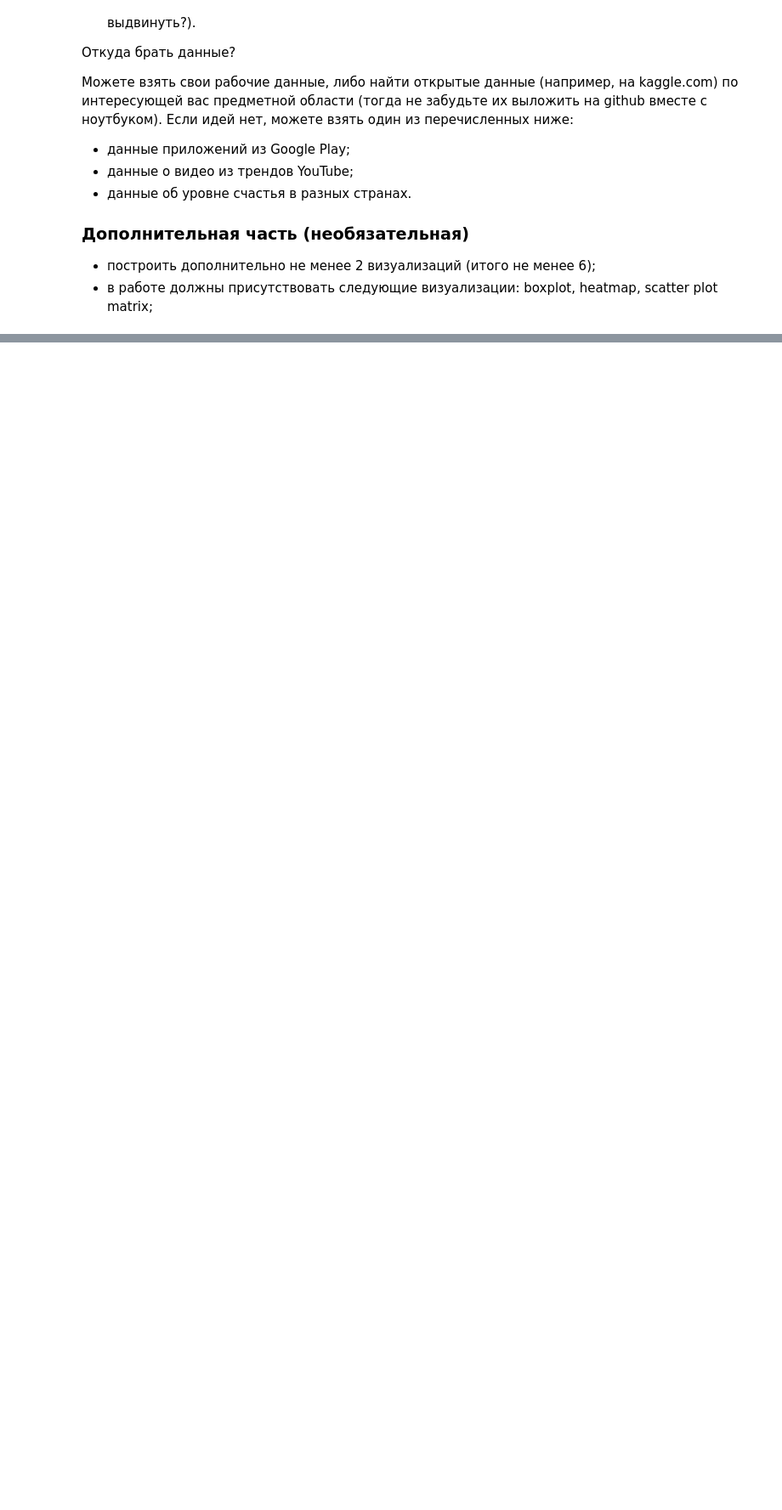
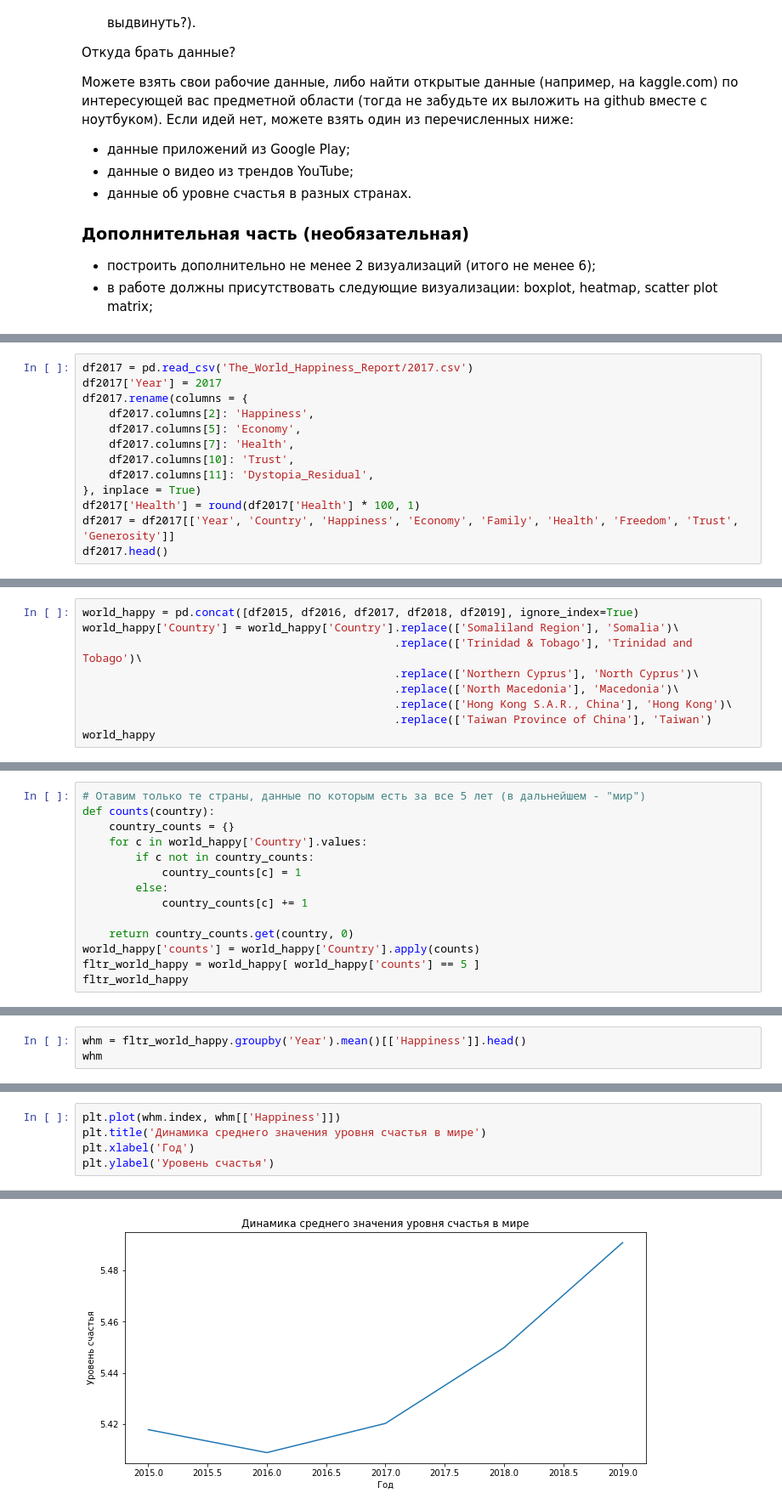
Before and after one commit to Gralex78/Home-Work-PYDA-20, a Jupyter notebook: 15_Visual/HW_#15.ipynb, the cells around one changed output, grey strips where cells are left out. Shown at 85% size. Saved outputs shown, nothing was run; the diff lists cells and outputs as text; blank space fills up the shorter version.

```diff
--- a/15_Visual/HW_#15.ipynb
+++ b/15_Visual/HW_#15.ipynb
@@ -177,0 +83,13 @@ Text(0, 0.5, 'Продажи, млн. USD')
+# %%
+df2017 = pd.read_csv('The_World_Happiness_Report/2017.csv')
+df2017['Year'] = 2017
+df2017.rename(columns = {
+    df2017.columns[2]: 'Happiness',
+    df2017.columns[5]: 'Economy',
+    df2017.columns[7]: 'Health',
+    df2017.columns[10]: 'Trust',
+    df2017.columns[11]: 'Dystopia_Residual',
+}, inplace = True)
+df2017['Health'] = round(df2017['Health'] * 100, 1)
+df2017 = df2017[['Year', 'Country', 'Happiness', 'Economy', 'Family', 'Health', 'Freedom', 'Trust', 'Generosity']]
+df2017.head()
@@ -177,0 +147,9 @@ Text(0, 0.5, 'Продажи, млн. USD')
+# %%
+world_happy = pd.concat([df2015, df2016, df2017, df2018, df2019], ignore_index=True)
+world_happy['Country'] = world_happy['Country'].replace(['Somaliland Region'], 'Somalia')\
+                                               .replace(['Trinidad & Tobago'], 'Trinidad and Tobago')\
+                                               .replace(['Northern Cyprus'], 'North Cyprus')\
+                                               .replace(['North Macedonia'], 'Macedonia')\
+                                               .replace(['Hong Kong S.A.R., China'], 'Hong Kong')\
+                                               .replace(['Taiwan Province of China'], 'Taiwan')
+world_happy
@@ -177,0 +170,14 @@ Text(0, 0.5, 'Продажи, млн. USD')
+# %%
+# Отавим только те страны, данные по которым есть за все 5 лет (в дальнейшем - "мир")
+def counts(country):
+    country_counts = {}
+    for c in world_happy['Country'].values:
+        if c not in country_counts:
+            country_counts[c] = 1
+        else:
+            country_counts[c] += 1
+
+    return country_counts.get(country, 0)
+world_happy['counts'] = world_happy['Country'].apply(counts)
+fltr_world_happy = world_happy[ world_happy['counts'] == 5 ]
+fltr_world_happy
@@ -177,0 +198,3 @@ Text(0, 0.5, 'Продажи, млн. USD')
+# %%
+whm = fltr_world_happy.groupby('Year').mean()[['Happiness']].head()
+whm
@@ -177,0 +209,6 @@ Text(0, 0.5, 'Продажи, млн. USD')
+# %%
+plt.plot(whm.index, whm[['Happiness']])
+plt.title('Динамика среднего значения уровня счастья в мире')
+plt.xlabel('Год')
+plt.ylabel('Уровень счастья')
+# %% [output]
@@ -177,0 +216 @@ Text(0, 0.5, 'Продажи, млн. USD')
+[figure, added]
```
Also changed, not shown: parts of 47 cells of this notebook.
